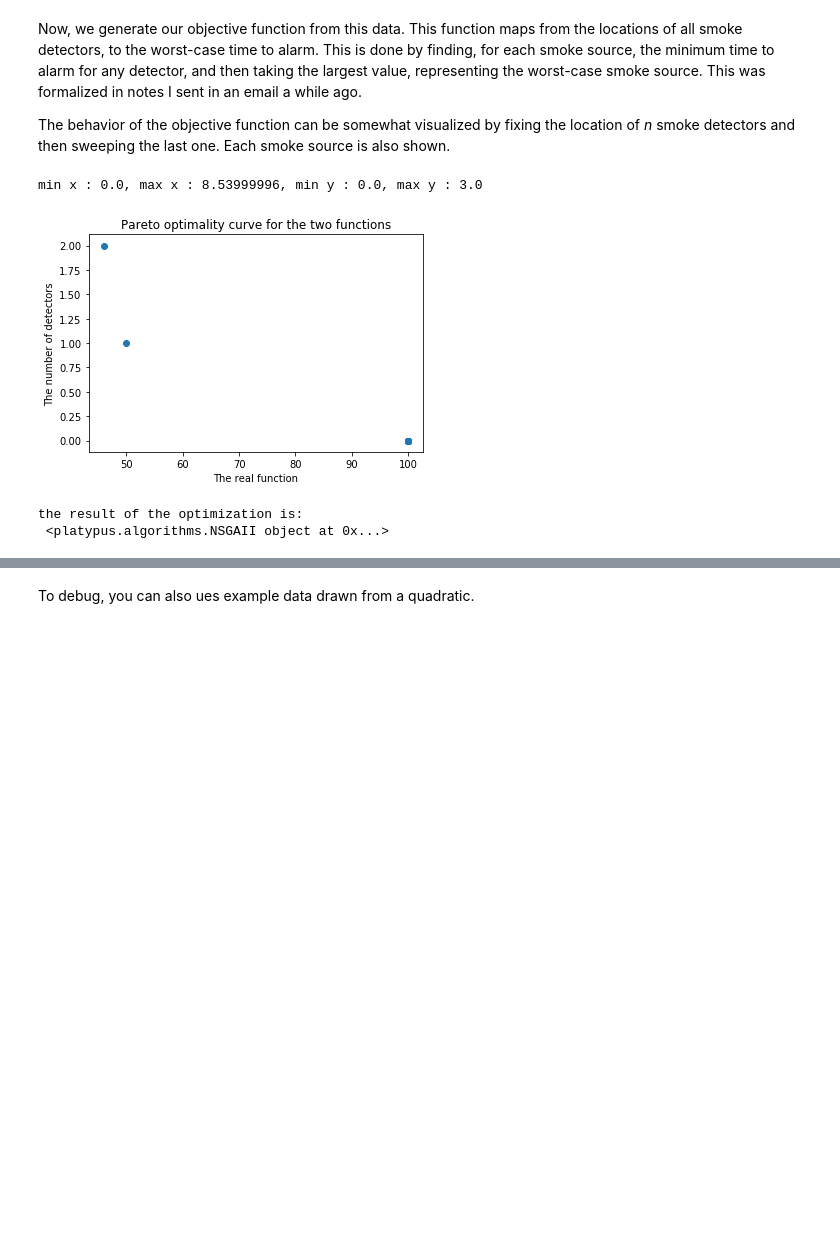
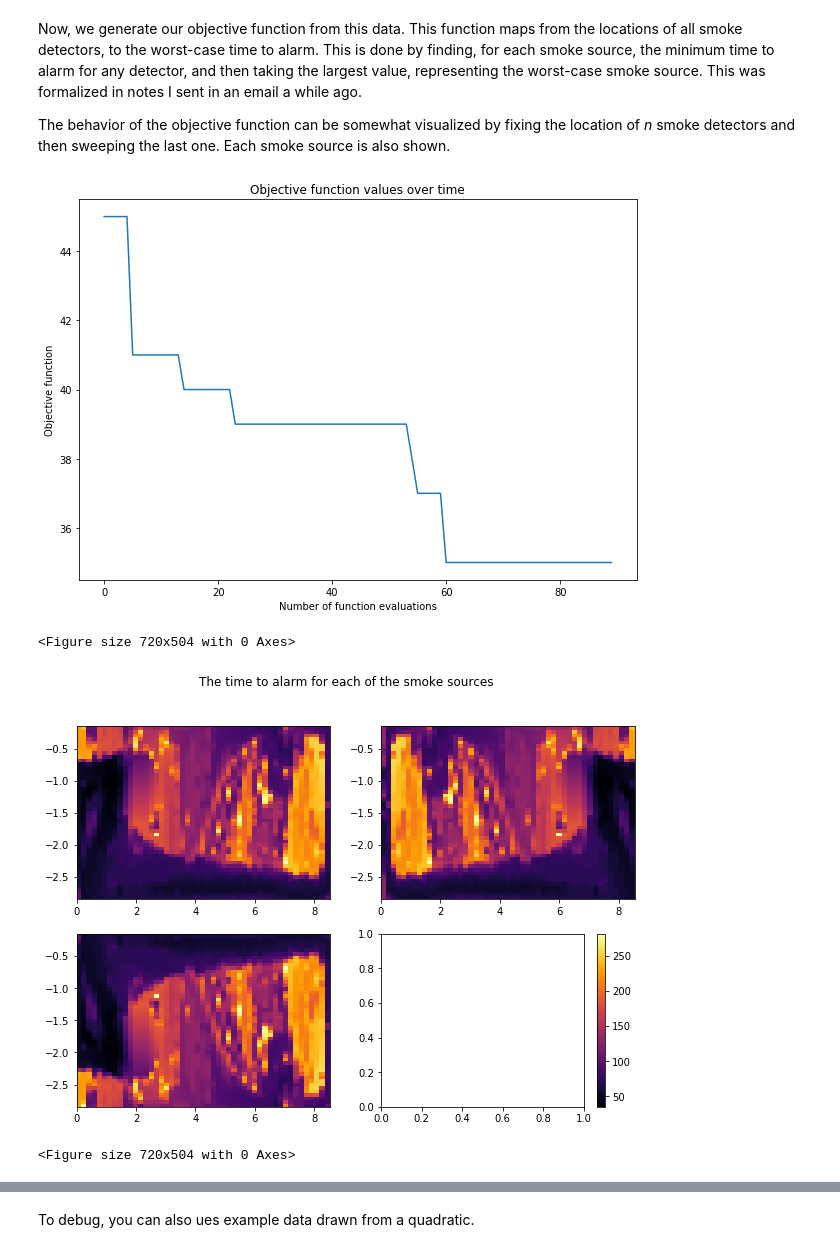
Before and after one commit to russelldj/SmokeDetectorOptimization, a Jupyter notebook: StreamlinedExperiments.ipynb, the cells around one changed output, grey strips where cells are left out. Drawn from its saved outputs; the diff is of its cells as text; code cells hidden in the pictures; blank space fills up the shorter version.

```diff
--- a/StreamlinedExperiments.ipynb
+++ b/StreamlinedExperiments.ipynb
@@ -29,13 +34,13 @@ Now, we generate our objective function from this data. This function maps from
 The behavior of the objective function can be somewhat visualized by fixing the location of _n_ smoke detectors and then sweeping the last one. Each smoke source is also shown.
 # %%
 smoke_sources = [source1, source2, source3]
-bounds =  [0, 8.1, 0, 3.1]
+bounds =  [0, 8.1, -3, 0]
 initialization = [1.70799994, 1.89999998, 6.83200002, 1.89999998, 1.9, 1.4]
-description = SDO.optimize(smoke_sources, bounds, 2, genetic=True, platypus=True, masked=True, type="worst_case")
+description = SDO.optimize(smoke_sources, bounds, 3, genetic=True, platypus=False, masked=True, visualize=True, type="worst_case")
 
 print("the result of the optimization is:\n {}".format(description))
 # %% [output]
+[figure, new version]
-min x : 0.0, max x : 8.53999996, min y : 0.0, max y : 3.0
+<Figure size 720x504 with 0 Axes>
-[figure, old version]
+[figure, added]
-the result of the optimization is:
- <platypus.algorithms.NSGAII object at 0x...>
+<Figure size 720x504 with 0 Axes>
```
Also changed, not shown: parts of 8 cells of this notebook, 1 other file.
